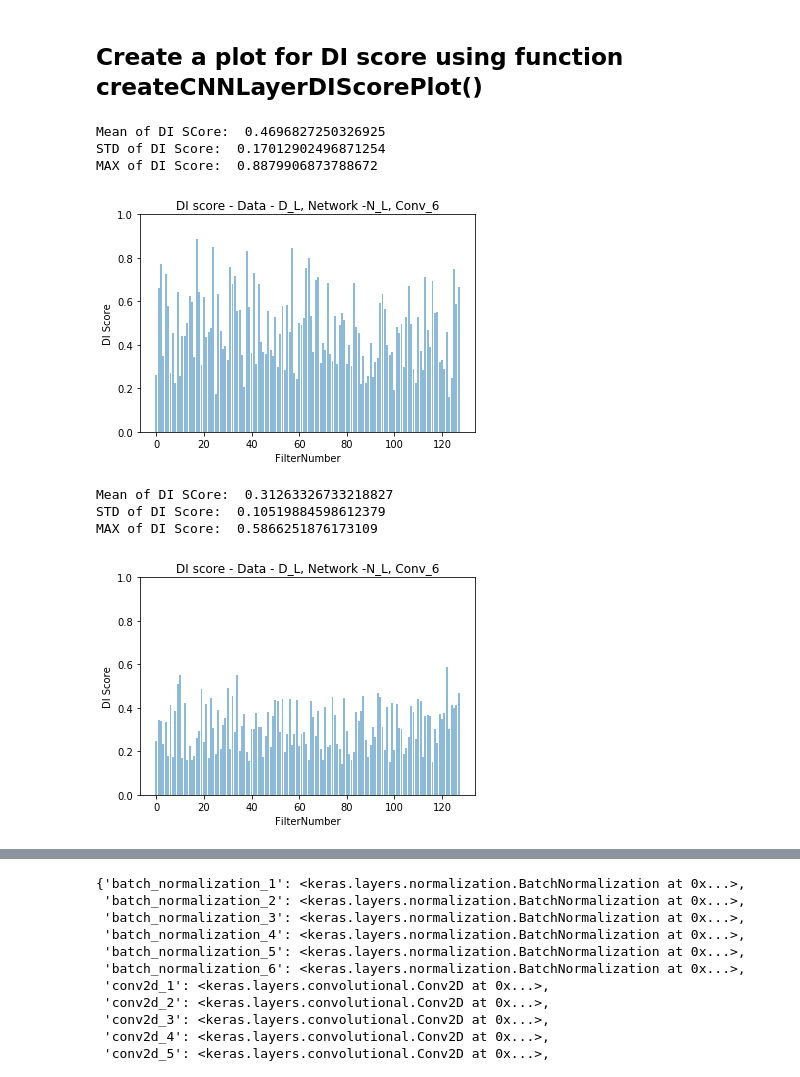
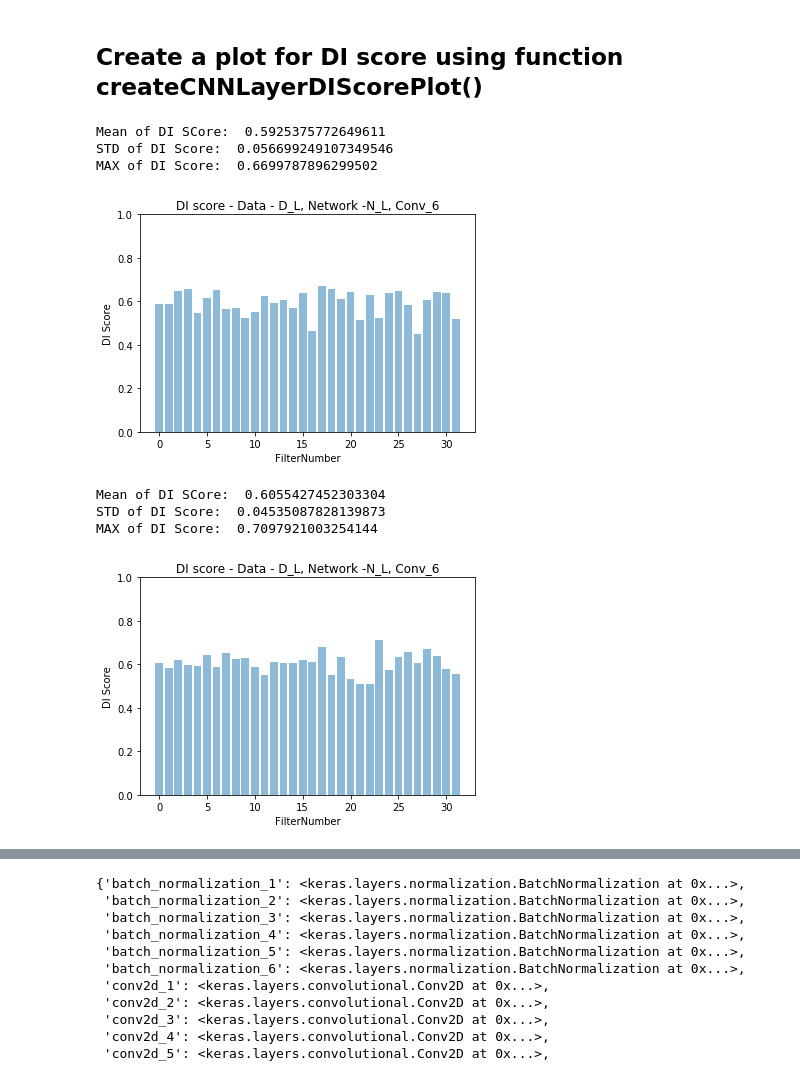
Before and after one commit to preritt/KProj, a Jupyter notebook: FilterTransferFromHighAccToLowAccVer02_04242019_NotWork.ipynb, the cells around one changed output, grey strips where cells are left out. Cells and saved outputs as stored; diff of their text form; code cells hidden in the pictures.

```diff
--- a/FilterTransferFromHighAccToLowAccVer02_04242019_NotWork.ipynb
+++ b/FilterTransferFromHighAccToLowAccVer02_04242019_NotWork.ipynb
@@ -272,22 +282,23 @@ _________________________________________________________________
 ## Create a plot for DI score using function createCNNLayerDIScorePlot()
 # %%
 # now get DI score of a layer from high accuracy and low accuracy model
-layer_name = 'conv2d_6'
+layer_name = 'conv2d_2'
 discores_low_acc_model = createCNNLayerDIScorePlot(loaded_model_low_accuracy, layer_name)
 # %% [output]
-Mean of DI SCore:  0.4696827250326925
-STD of DI Score:  0.17012902496871254
-MAX of DI Score:  0.8879906873788672
+Mean of DI SCore:  0.5925375772649611
+STD of DI Score:  0.056699249107349546
+MAX of DI Score:  0.6699787896299502
-[figure, old version]
+[figure, new version]
 # %%
 # now get DI score of a layer from high accuracy and low accuracy model
-layer_name = 'conv2d_6's
+layer_name = 'conv2d_2'
+
 discores_low_acc_model = createCNNLayerDIScorePlot(loaded_model_high_accuracy, layer_name)
 # %% [output]
-Mean of DI SCore:  0.31263326733218827
-STD of DI Score:  0.10519884598612379
-MAX of DI Score:  0.5866251876173109
+Mean of DI SCore:  0.6055427452303304
+STD of DI Score:  0.04535087828139873
+MAX of DI Score:  0.7097921003254144
-[figure, old version]
+[figure, new version]
 # %%
 # returns
 def highAccuracyModelTillConv2(input_img, channel_indices_second_layer):
```
Also changed, not shown: parts of 25 cells of this notebook.
